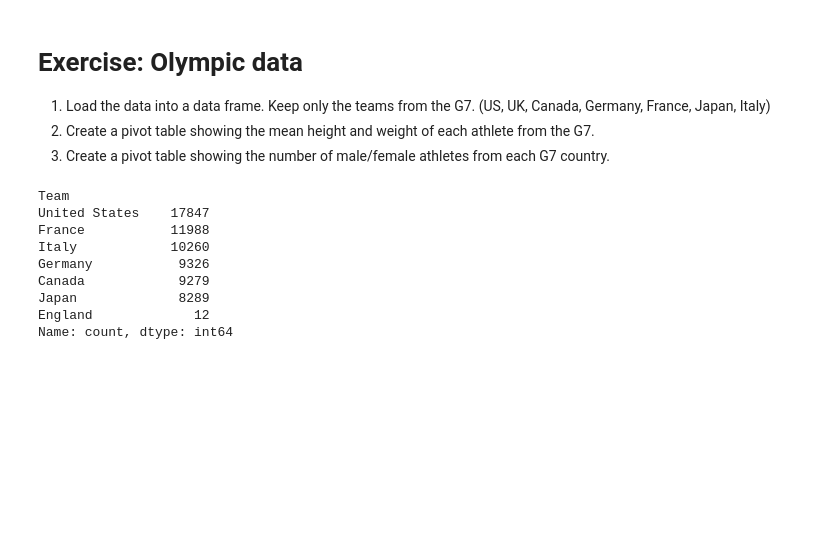
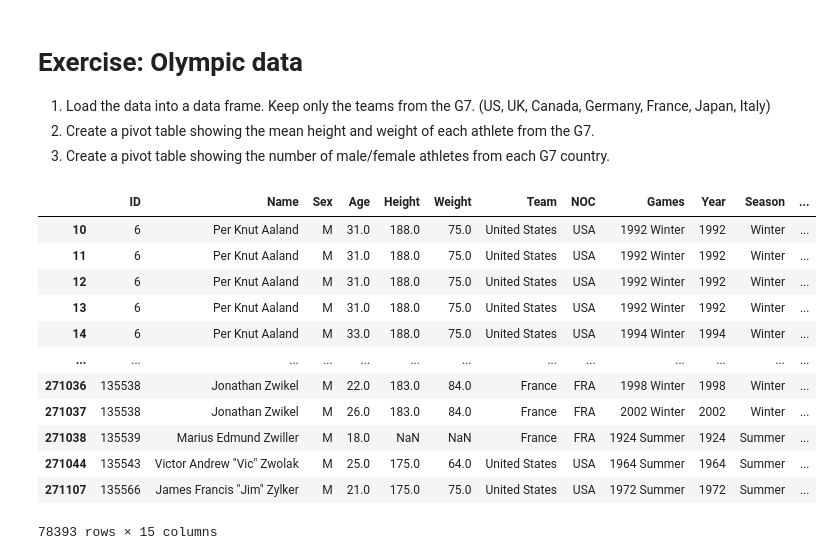
Before and after one commit to opagani/2024-08Aug-21-grouping, a Jupyter notebook: LernerPython - 2024-08Aug-21-grouping.ipynb, the cells around one changed output. Drawn from its saved outputs; the diff is of its cells as text; code cells hidden in the pictures; blank space fills up the shorter version.

```diff
--- a/LernerPython - 2024-08Aug-21-grouping.ipynb
+++ b/LernerPython - 2024-08Aug-21-grouping.ipynb
@@ -799,20 +799,25 @@ df.pivot_table(columns='VendorID',
 # %%
 # 1. Load the data into a data frame. Keep only the teams from the G7. (US, UK, Canada, Germany, France, Japan, Italy)
 
 filename = 'olympic_athlete_events.zip'
 
 df = pd.read_csv(filename, low_memory=False)
 
-df.loc[df['Team'].isin(['United States', 'England', 'Canada', 'Germany', 'France', 'Japan', 'Italy']), 'Team'].value_counts()
+df = df.loc[df['Team'].isin(['United States', 'Great Britain', 'Canada', 'Germany', 'France', 'Japan', 'Italy'])]
+df
 # %% [output]
+|  | ID | Name | Sex | Age | Height | Weight | Team | NOC | Games | Year | Season | ... |
+| 10 | 6 | Per Knut Aaland | M | 31.0 | 188.0 | 75.0 | United States | USA | 1992 Winter | 1992 | Winter | ... |
+| 11 | 6 | Per Knut Aaland | M | 31.0 | 188.0 | 75.0 | United States | USA | 1992 Winter | 1992 | Winter | ... |
+| 12 | 6 | Per Knut Aaland | M | 31.0 | 188.0 | 75.0 | United States | USA | 1992 Winter | 1992 | Winter | ... |
+| 13 | 6 | Per Knut Aaland | M | 31.0 | 188.0 | 75.0 | United States | USA | 1992 Winter | 1992 | Winter | ... |
+| 14 | 6 | Per Knut Aaland | M | 33.0 | 188.0 | 75.0 | United States | USA | 1994 Winter | 1994 | Winter | ... |
+| ... | ... | ... | ... | ... | ... | ... | ... | ... | ... | ... | ... | ... |
+| 271036 | 135538 | Jonathan Zwikel | M | 22.0 | 183.0 | 84.0 | France | FRA | 1998 Winter | 1998 | Winter | ... |
+| 271037 | 135538 | Jonathan Zwikel | M | 26.0 | 183.0 | 84.0 | France | FRA | 2002 Winter | 2002 | Winter | ... |
+| 271038 | 135539 | Marius Edmund Zwiller | M | 18.0 | NaN | NaN | France | FRA | 1924 Summer | 1924 | Summer | ... |
+| 271044 | 135543 | Victor Andrew "Vic" Zwolak | M | 25.0 | 175.0 | 64.0 | United States | USA | 1964 Summer | 1964 | Summer | ... |
+| 271107 | 135566 | James Francis "Jim" Zylker | M | 21.0 | 175.0 | 75.0 | United States | USA | 1972 Summer | 1972 | Summer | ... |
-Team
-United States    17847
-France           11988
-Italy            10260
-Germany           9326
-Canada            9279
-Japan             8289
-England             12
-Name: count, dtype: int64
+78393 rows × 15 columns
 # %%
 # 2. Create a pivot table showing the mean height and weight of each athlete from the G7.
```
Also changed, not shown: parts of 1 cell of this notebook.
